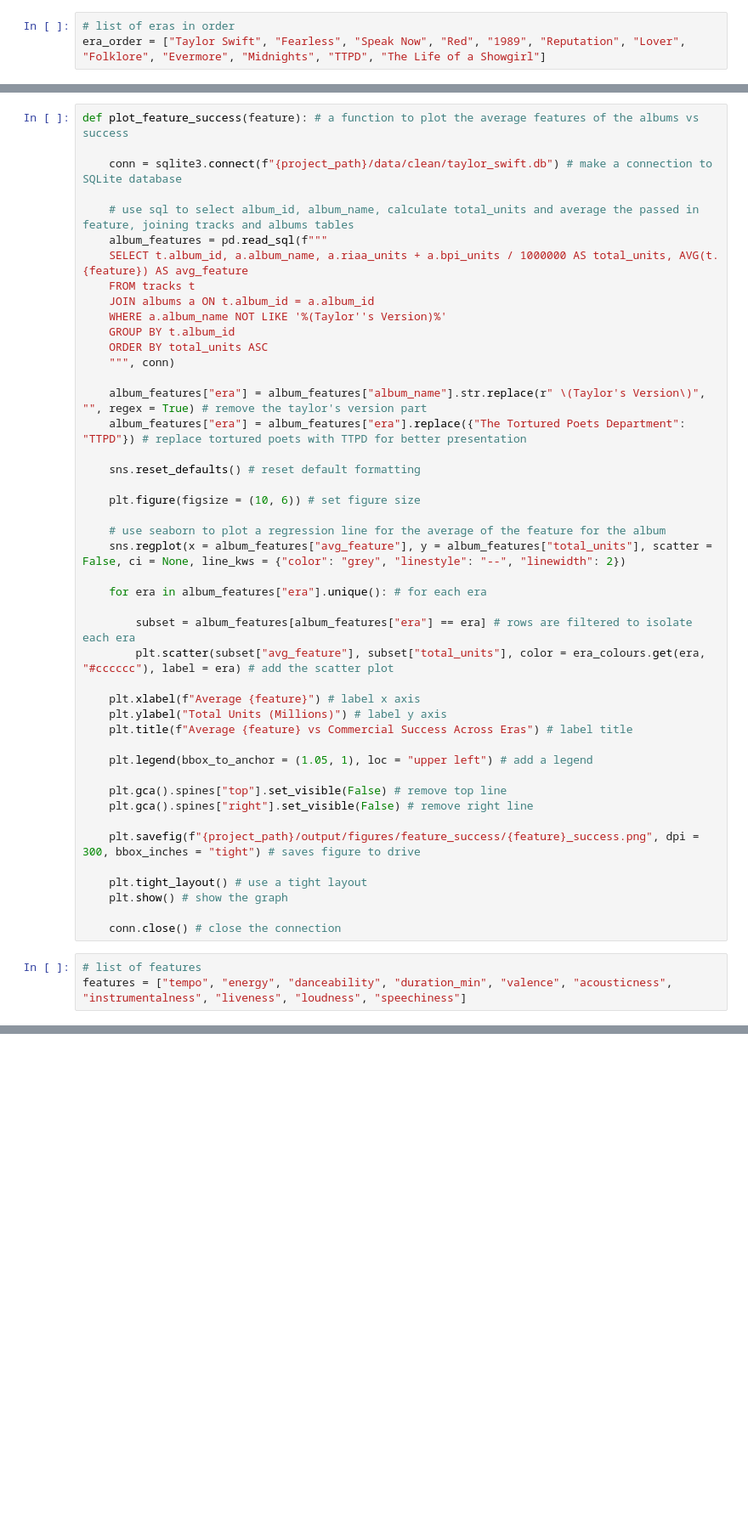
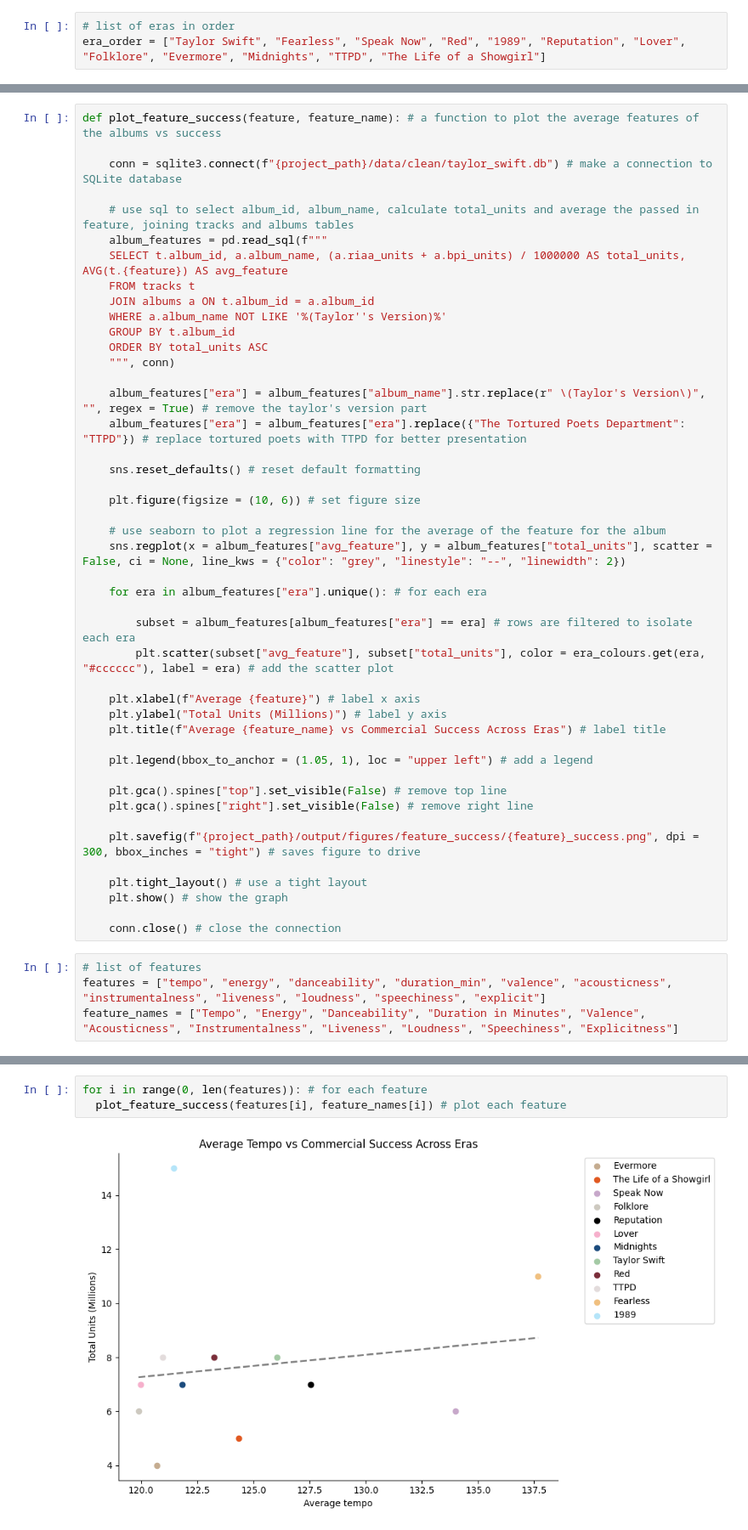
Before and after one commit to haskinse/bee2041_empirical_project, a Jupyter notebook: source_code/04_analysis.ipynb, the cells around one changed output, grey strips where cells are left out. Shown at 85% size. Cells and saved outputs as stored; diff of their text form; blank space fills up the shorter version.

Commit message:
Added explicitness to the feature vs success and vs time graphs.

```diff
--- a/source_code/04_analysis.ipynb
+++ b/source_code/04_analysis.ipynb
@@ -186,13 +186,13 @@ plot_commercial_success("us_sales", "uk_sales", "Total Sales", "total_sales") #
 [figure]
 [figure]
 # %%
-def plot_feature_success(feature): # a function to plot the average features of the albums vs success
+def plot_feature_success(feature, feature_name): # a function to plot the average features of the albums vs success
 
     conn = sqlite3.connect(f"{project_path}/data/clean/taylor_swift.db") # make a connection to SQLite database
 
     # use sql to select album_id, album_name, calculate total_units and average the passed in feature, joining tracks and albums tables
     album_features = pd.read_sql(f"""
-    SELECT t.album_id, a.album_name, a.riaa_units + a.bpi_units / 1000000 AS total_units, AVG(t.{feature}) AS avg_feature
+    SELECT t.album_id, a.album_name, (a.riaa_units + a.bpi_units) / 1000000 AS total_units, AVG(t.{feature}) AS avg_feature
     FROM tracks t
     JOIN albums a ON t.album_id = a.album_id
     WHERE a.album_name NOT LIKE '%(Taylor''s Version)%'
@@ -217,7 +217,7 @@ def plot_feature_success(feature): # a function to plot the average features of
 
     plt.xlabel(f"Average {feature}") # label x axis
     plt.ylabel("Total Units (Millions)") # label y axis
-    plt.title(f"Average {feature} vs Commercial Success Across Eras") # label title
+    plt.title(f"Average {feature_name} vs Commercial Success Across Eras") # label title
 
     plt.legend(bbox_to_anchor = (1.05, 1), loc = "upper left") # add a legend
 
@@ -232,4 +232,5 @@ def plot_feature_success(feature): # a function to plot the average features of
     conn.close() # close the connection
 # %%
 # list of features
-features = ["tempo", "energy", "danceability", "duration_min", "valence", "acousticness", "instrumentalness", "liveness", "loudness", "speechiness"]
+features = ["tempo", "energy", "danceability", "duration_min", "valence", "acousticness", "instrumentalness", "liveness", "loudness", "speechiness", "explicit"]
+feature_names = ["Tempo", "Energy", "Danceability", "Duration in Minutes", "Valence", "Acousticness", "Instrumentalness", "Liveness", "Loudness", "Speechiness", "Explicitness"]
@@ -249,0 +237,5 @@ for feature in features: # for each feature in the list
+# %%
+for i in range(0, len(features)): # for each feature
+  plot_feature_success(features[i], feature_names[i]) # plot each feature
+# %% [output]
+[figure, added]
```
Also changed, not shown: parts of 5 cells of this notebook.
